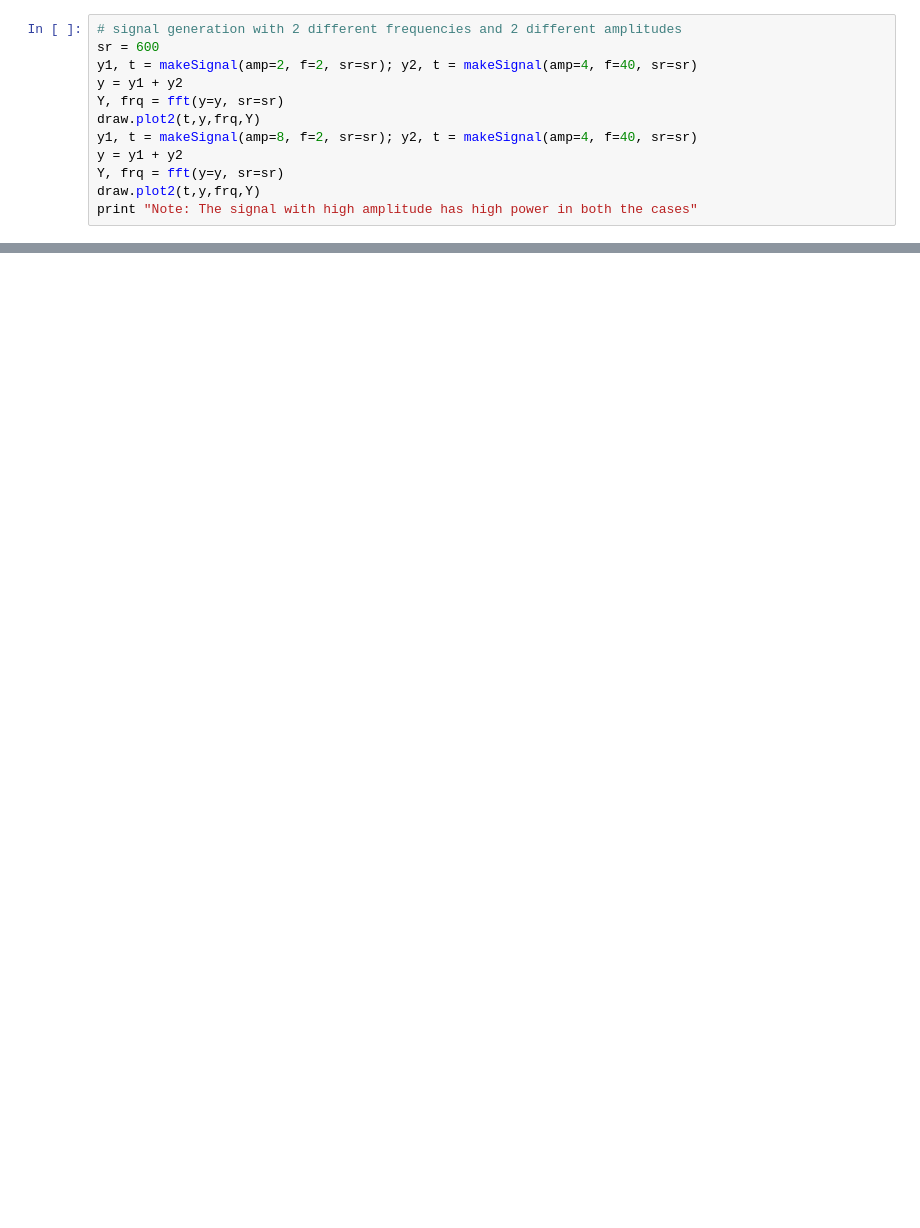
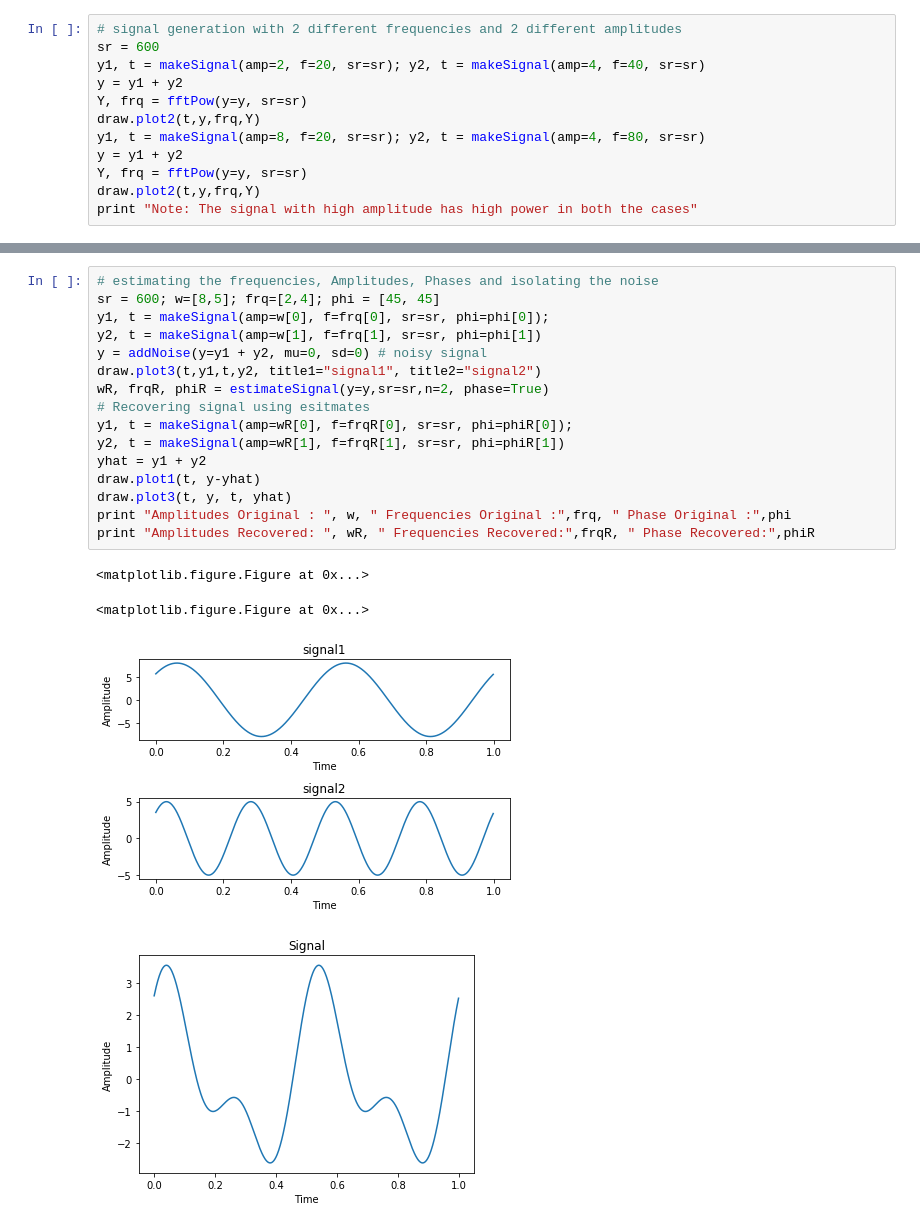
Before and after one commit to narayana1043/timeSeriesAnalysis, a Jupyter notebook: ts2AmpFreqPhaseRecovery.ipynb, the cells around one changed output, grey strips where cells are left out. Saved outputs shown, nothing was run; the diff lists cells and outputs as text; blank space fills up the shorter version.

```diff
--- a/ts2AmpFreqPhaseRecovery.ipynb
+++ b/ts2AmpFreqPhaseRecovery.ipynb
@@ -113,12 +171,12 @@ draw = Plot()
 # %%
 # signal generation with 2 different frequencies and 2 different amplitudes
 sr = 600
-y1, t = makeSignal(amp=2, f=2, sr=sr); y2, t = makeSignal(amp=4, f=40, sr=sr)
+y1, t = makeSignal(amp=2, f=20, sr=sr); y2, t = makeSignal(amp=4, f=40, sr=sr)
 y = y1 + y2
-Y, frq = fft(y=y, sr=sr)
+Y, frq = fftPow(y=y, sr=sr)
 draw.plot2(t,y,frq,Y)
-y1, t = makeSignal(amp=8, f=2, sr=sr); y2, t = makeSignal(amp=4, f=40, sr=sr)
+y1, t = makeSignal(amp=8, f=20, sr=sr); y2, t = makeSignal(amp=4, f=80, sr=sr)
 y = y1 + y2
-Y, frq = fft(y=y, sr=sr)
+Y, frq = fftPow(y=y, sr=sr)
 draw.plot2(t,y,frq,Y)
 print "Note: The signal with high amplitude has high power in both the cases"
@@ -144,0 +194,21 @@ Amplitudes Recovered:  [ 8.16677942  4.09452739] Frequencies Recovered [2, 4]
+# %%
+# estimating the frequencies, Amplitudes, Phases and isolating the noise
+sr = 600; w=[8,5]; frq=[2,4]; phi = [45, 45]
+y1, t = makeSignal(amp=w[0], f=frq[0], sr=sr, phi=phi[0]);
+y2, t = makeSignal(amp=w[1], f=frq[1], sr=sr, phi=phi[1])
+y = addNoise(y=y1 + y2, mu=0, sd=0) # noisy signal
+draw.plot3(t,y1,t,y2, title1="signal1", title2="signal2")
+wR, frqR, phiR = estimateSignal(y=y,sr=sr,n=2, phase=True)
+# Recovering signal using esitmates
+y1, t = makeSignal(amp=wR[0], f=frqR[0], sr=sr, phi=phiR[0]);
+y2, t = makeSignal(amp=wR[1], f=frqR[1], sr=sr, phi=phiR[1])
+yhat = y1 + y2
+draw.plot1(t, y-yhat)
+draw.plot3(t, y, t, yhat)
+print "Amplitudes Original : ", w, " Frequencies Original :",frq, " Phase Original :",phi
+print "Amplitudes Recovered: ", wR, " Frequencies Recovered:",frqR, " Phase Recovered:",phiR
+# %% [output]
+<matplotlib.figure.Figure at 0x...>
+<matplotlib.figure.Figure at 0x...>
+[figure, added]
+[figure, added]
```
Also changed, not shown: parts of 4 cells of this notebook.
